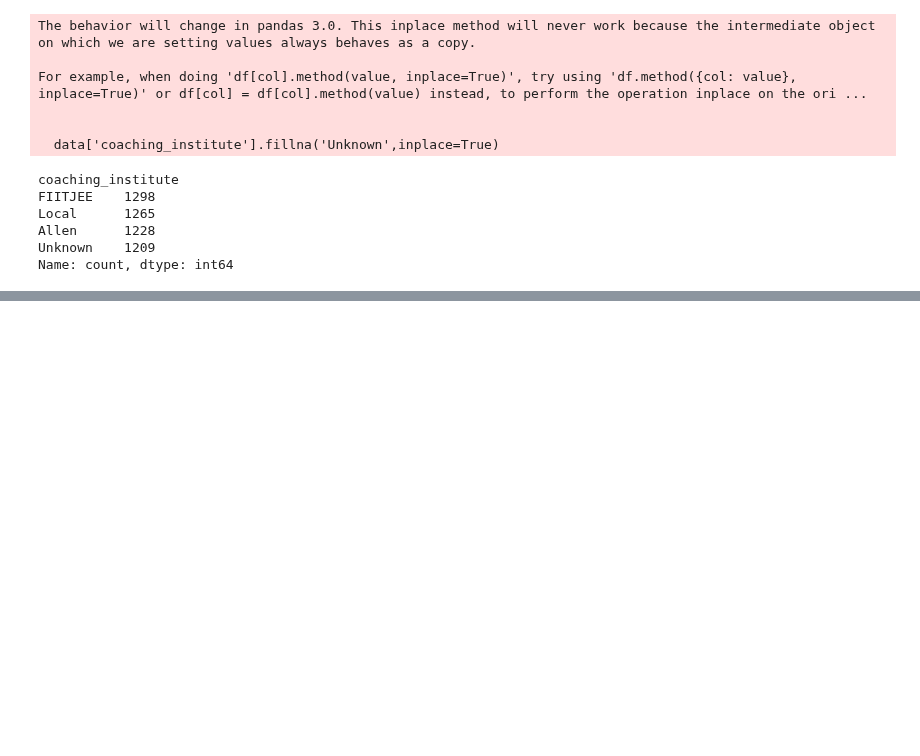
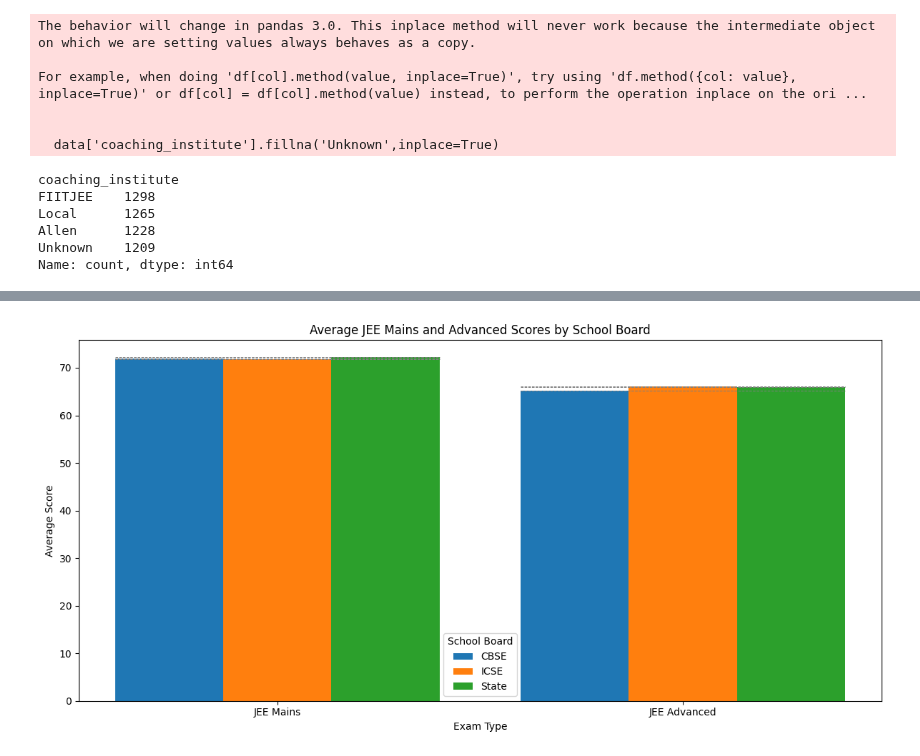
Before and after one commit to GENTLEW1ND/Python, a Jupyter notebook: notebookcd9894c1cf.ipynb, the cells around one changed output, grey strips where cells are left out. Cells and saved outputs as stored; diff of their text form; code cells hidden in the pictures; blank space fills up the shorter version.

```diff
--- a/notebookcd9894c1cf.ipynb
+++ b/notebookcd9894c1cf.ipynb
@@ -105,0 +120,36 @@ Name: count, dtype: int64
+# %%
+import numpy as np
+import matplotlib.pyplot as plt
+
+categories = ['jee_main_score', 'jee_advanced_score']
+grouped = data.groupby('school_board')[categories].mean()
+schoolBoards = grouped.index.tolist()
+
+x = np.arange(len(categories))  # 0, 1 for two exams
+width = 0.8 / len(schoolBoards)
+
+fig, ax = plt.subplots(figsize=(12, 6))
+
+for i, sb in enumerate(schoolBoards):
+    offset = (i - len(schoolBoards)/2) * width + width/2
+    scores = grouped.loc[sb].values
+
+    # Plot the bars
+    ax.bar(x + offset, scores, width, label=sb)
+
+    # Add horizontal lines at the height of each bar
+    for j, score in enumerate(scores):
+        ax.hlines(y=score, xmin=x[j] - 0.4, xmax=x[j] + 0.4, linestyles='dashed', colors='gray', linewidth=0.7)
+
+# Labeling
+ax.set_title("Average JEE Mains and Advanced Scores by School Board")
+ax.set_xlabel("Exam Type")
+ax.set_ylabel("Average Score")
+ax.set_xticks(x)
+ax.set_xticklabels(['JEE Mains', 'JEE Advanced'])
+ax.legend(title="School Board")
+
+plt.tight_layout()
+plt.show()
+# %% [output]
+[figure, added]
```
Also changed, not shown: parts of 3 cells of this notebook.
